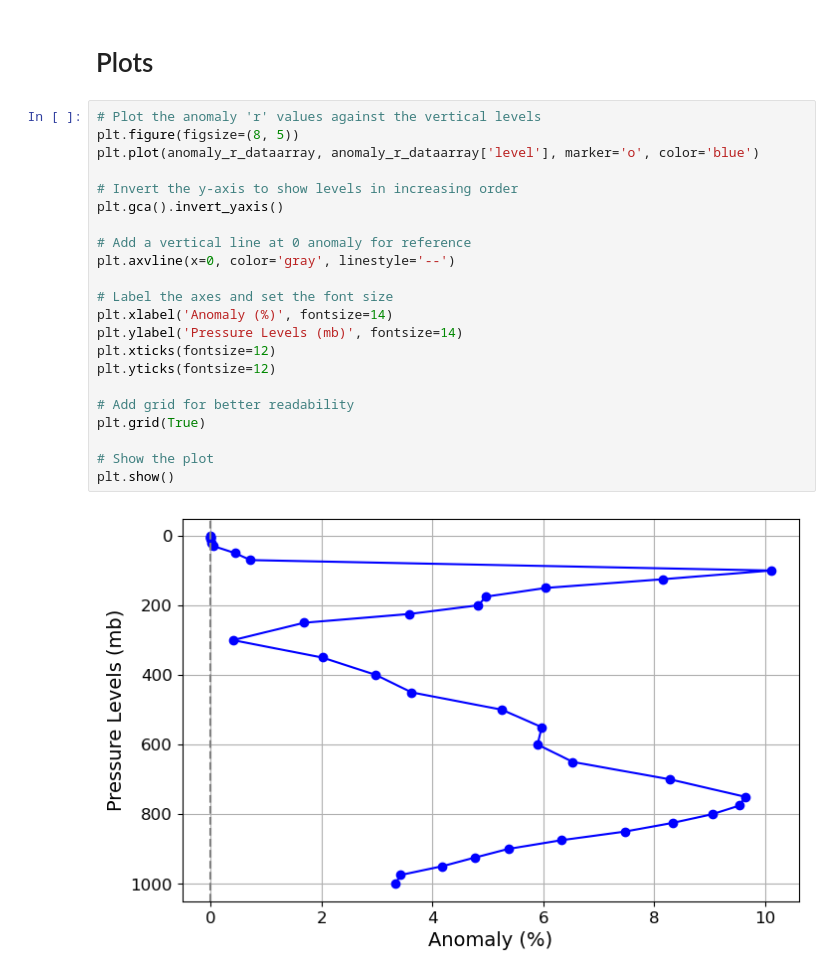
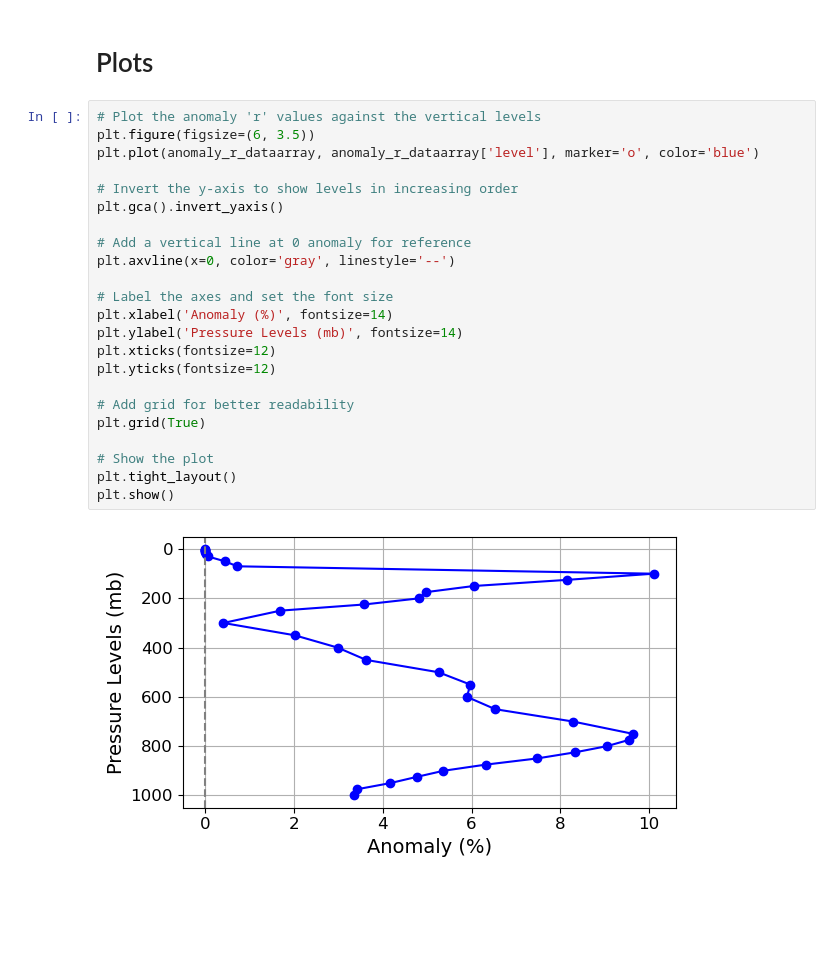
Before and after one commit to edolaf/daes_project, a Jupyter notebook: environment_conditions/rh/rh.ipynb, the cells around one changed output. Cells and saved outputs as stored; diff of their text form; blank space fills up the shorter version.

```diff
--- a/environment_conditions/rh/rh.ipynb
+++ b/environment_conditions/rh/rh.ipynb
@@ -34,25 +34,26 @@ anomaly_r_dataarray = anomaly_r['r']
 # Plots
 # %%
 # Plot the anomaly 'r' values against the vertical levels
-plt.figure(figsize=(8, 5))
+plt.figure(figsize=(6, 3.5))
 plt.plot(anomaly_r_dataarray, anomaly_r_dataarray['level'], marker='o', color='blue')
 
 # Invert the y-axis to show levels in increasing order
 plt.gca().invert_yaxis()
 
 # Add a vertical line at 0 anomaly for reference
 plt.axvline(x=0, color='gray', linestyle='--')
 
 # Label the axes and set the font size
 plt.xlabel('Anomaly (%)', fontsize=14)
 plt.ylabel('Pressure Levels (mb)', fontsize=14)
 plt.xticks(fontsize=12)
 plt.yticks(fontsize=12)
 
 # Add grid for better readability
 plt.grid(True)
 
 # Show the plot
+plt.tight_layout()
 plt.show()
 # %% [output]
-[figure, old version]
+[figure, new version]
```
Also changed, not shown: 6 other files.
